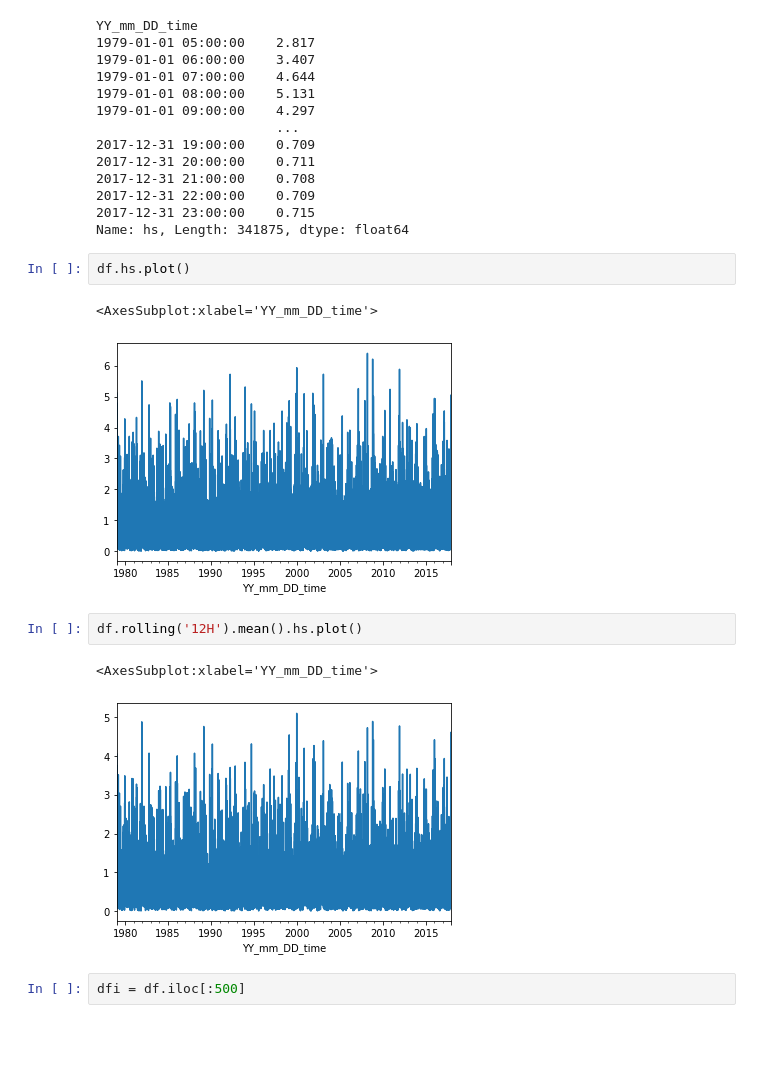
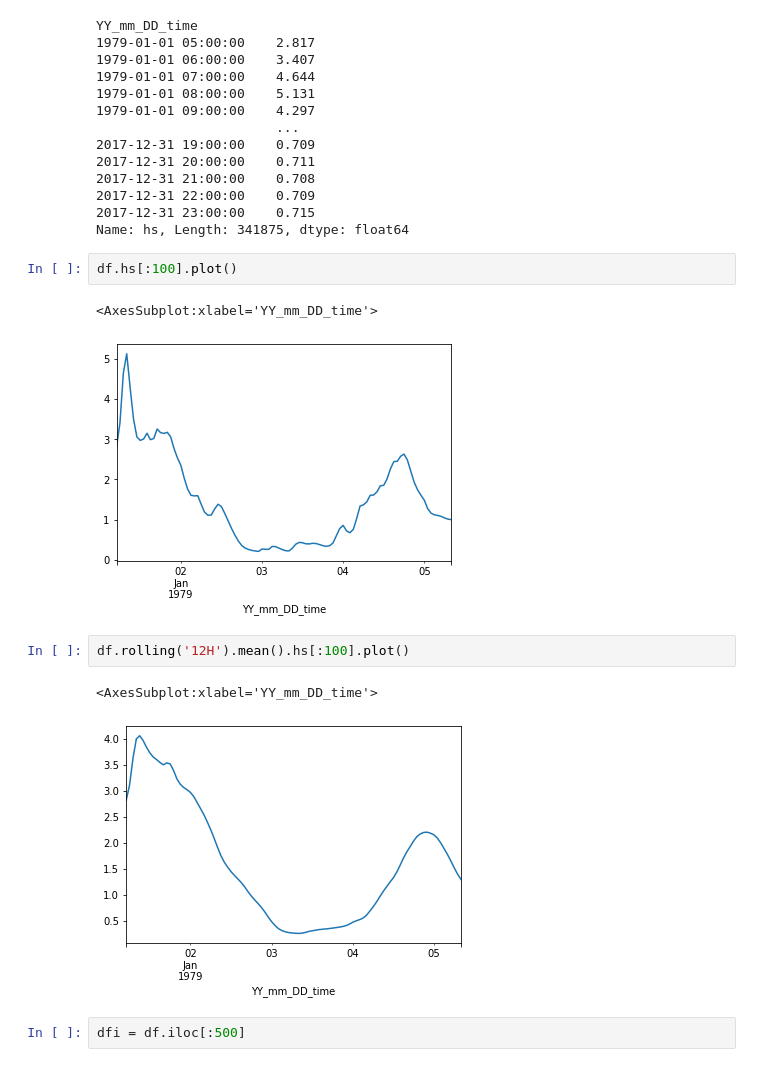
Before and after one commit to andreall/dicca__python_course, a Jupyter notebook: 05b_pandas_timeseries.ipynb, the cells around one changed output. Cells and saved outputs as stored; diff of their text form; blank space fills up the shorter version.

```diff
--- a/05b_pandas_timeseries.ipynb
+++ b/05b_pandas_timeseries.ipynb
@@ -419,15 +460,15 @@ YY_mm_DD_time
 2017-12-31 23:00:00    0.715
 Name: hs, Length: 341875, dtype: float64
 # %%
-df.hs.plot()
+df.hs[:100].plot()
 # %% [output]
 <AxesSubplot:xlabel='YY_mm_DD_time'>
-[figure, old version]
+[figure, new version]
 # %%
-df.rolling('12H').mean().hs.plot()
+df.rolling('12H').mean().hs[:100].plot()
 # %% [output]
 <AxesSubplot:xlabel='YY_mm_DD_time'>
-[figure, old version]
+[figure, new version]
 # %%
 dfi = df.iloc[:500]
 # %%
```
Also changed, not shown: parts of 17 cells of this notebook, 10 other files.
